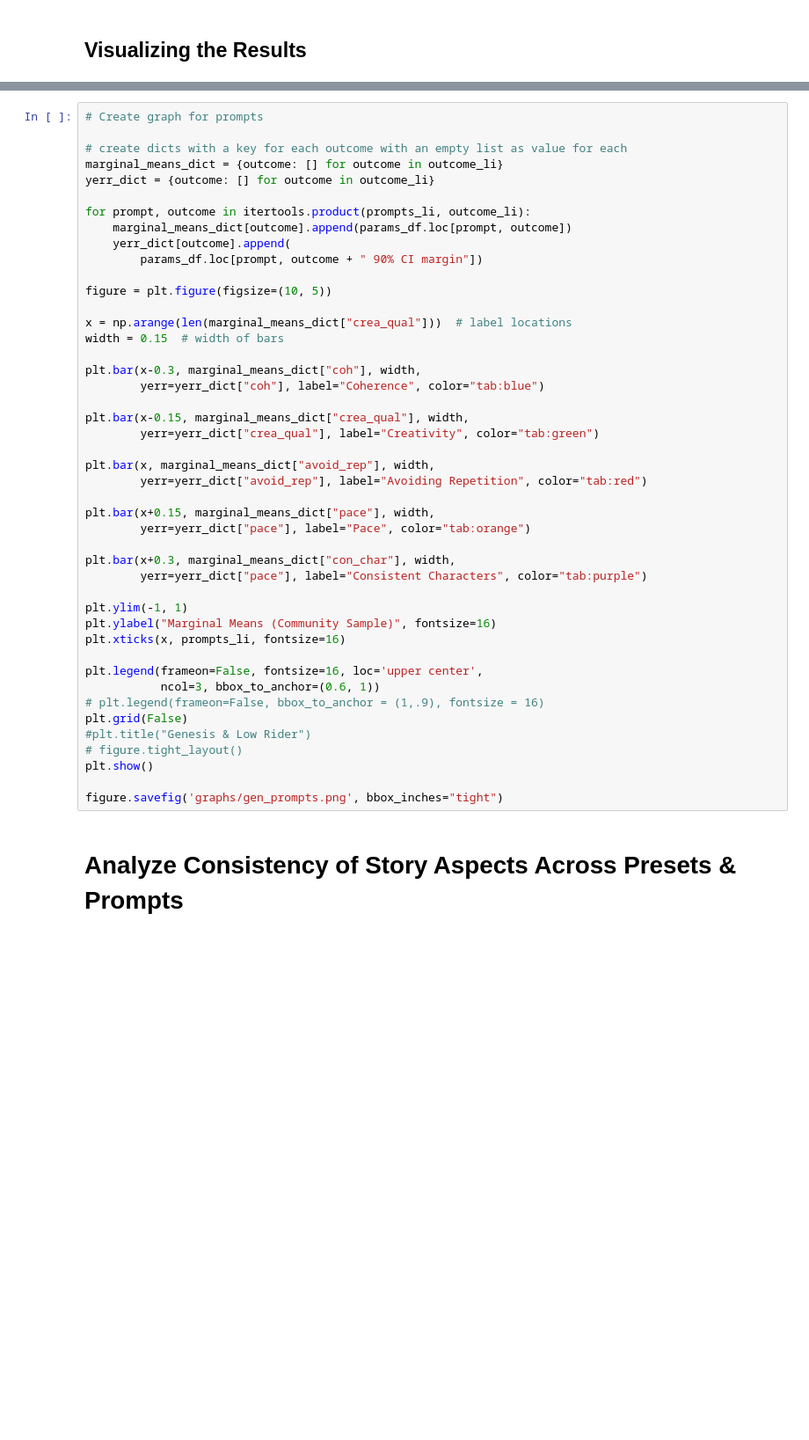
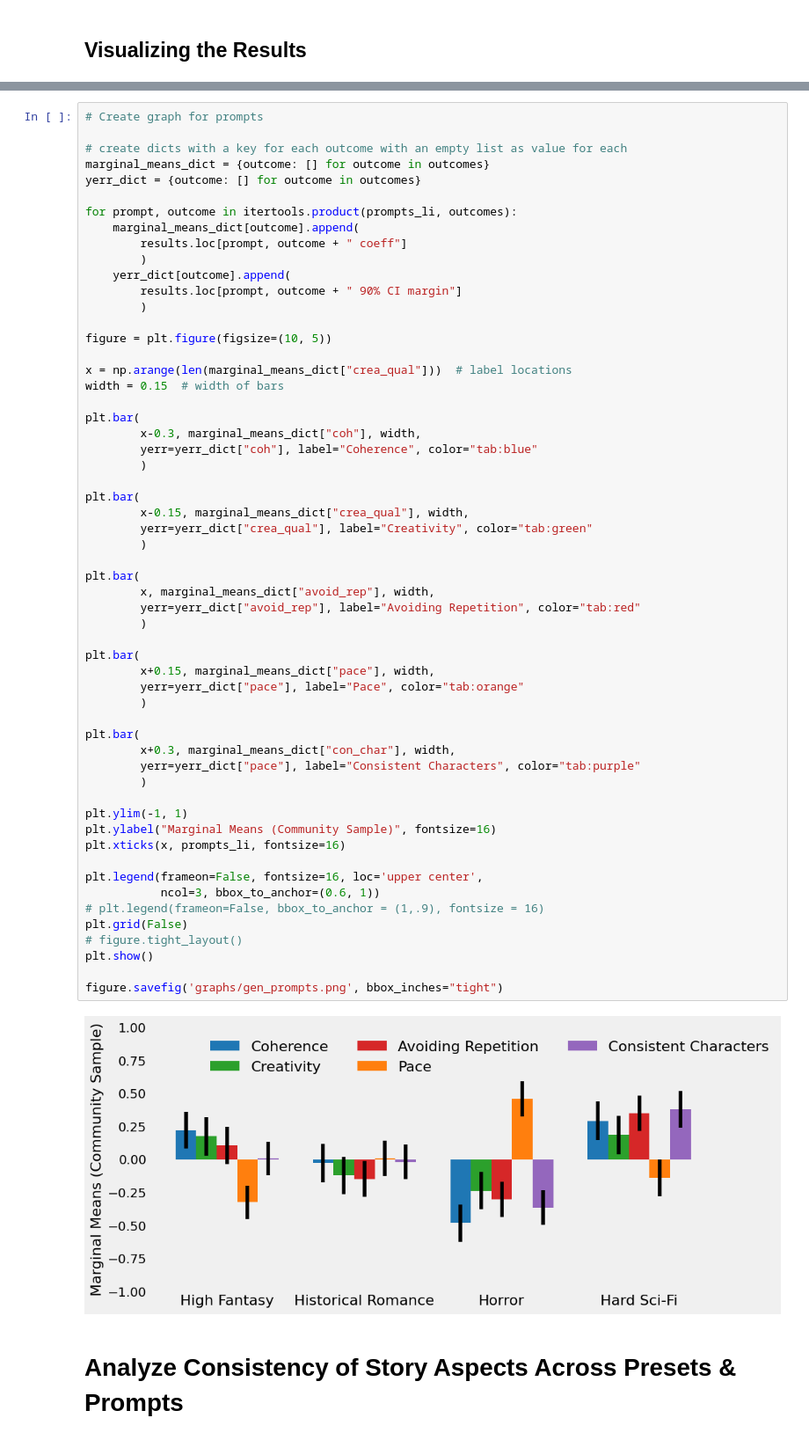
Before and after one commit to MWiechmann/ai_story_scale, a Jupyter notebook: study1_scale_construction/step_3_story_analyses.ipynb, the cells around one changed output, grey strips where cells are left out. Shown at 88% size. Cells and saved outputs as stored; diff of their text form; blank space fills up the shorter version.

```diff
--- a/study1_scale_construction/step_3_story_analyses.ipynb
+++ b/study1_scale_construction/step_3_story_analyses.ipynb
@@ -503,48 +596,62 @@ figure.savefig('graphs/community_vs_panel.png', bbox_inches="tight")
 # %%
 # Create graph for prompts
 
 # create dicts with a key for each outcome with an empty list as value for each
-marginal_means_dict = {outcome: [] for outcome in outcome_li}
-yerr_dict = {outcome: [] for outcome in outcome_li}
+marginal_means_dict = {outcome: [] for outcome in outcomes}
+yerr_dict = {outcome: [] for outcome in outcomes}
 
-for prompt, outcome in itertools.product(prompts_li, outcome_li):
-    marginal_means_dict[outcome].append(params_df.loc[prompt, outcome])
+for prompt, outcome in itertools.product(prompts_li, outcomes):
+    marginal_means_dict[outcome].append(
+        results.loc[prompt, outcome + " coeff"]
+        )
     yerr_dict[outcome].append(
-        params_df.loc[prompt, outcome + " 90% CI margin"])
+        results.loc[prompt, outcome + " 90% CI margin"]
+        )
 
 figure = plt.figure(figsize=(10, 5))
 
 x = np.arange(len(marginal_means_dict["crea_qual"]))  # label locations
 width = 0.15  # width of bars
 
-plt.bar(x-0.3, marginal_means_dict["coh"], width,
-        yerr=yerr_dict["coh"], label="Coherence", color="tab:blue")
+plt.bar(
+        x-0.3, marginal_means_dict["coh"], width,
+        yerr=yerr_dict["coh"], label="Coherence", color="tab:blue"
+        )
 
-plt.bar(x-0.15, marginal_means_dict["crea_qual"], width,
-        yerr=yerr_dict["crea_qual"], label="Creativity", color="tab:green")
+plt.bar(
+        x-0.15, marginal_means_dict["crea_qual"], width,
+        yerr=yerr_dict["crea_qual"], label="Creativity", color="tab:green"
+        )
 
-plt.bar(x, marginal_means_dict["avoid_rep"], width,
-        yerr=yerr_dict["avoid_rep"], label="Avoiding Repetition", color="tab:red")
+plt.bar(
+        x, marginal_means_dict["avoid_rep"], width,
+        yerr=yerr_dict["avoid_rep"], label="Avoiding Repetition", color="tab:red"
+        )
 
-plt.bar(x+0.15, marginal_means_dict["pace"], width,
-        yerr=yerr_dict["pace"], label="Pace", color="tab:orange")
+plt.bar(
+        x+0.15, marginal_means_dict["pace"], width,
+        yerr=yerr_dict["pace"], label="Pace", color="tab:orange"
+        )
 
-plt.bar(x+0.3, marginal_means_dict["con_char"], width,
-        yerr=yerr_dict["pace"], label="Consistent Characters", color="tab:purple")
+plt.bar(
+        x+0.3, marginal_means_dict["con_char"], width,
+        yerr=yerr_dict["pace"], label="Consistent Characters", color="tab:purple"
+        )
 
 plt.ylim(-1, 1)
 plt.ylabel("Marginal Means (Community Sample)", fontsize=16)
 plt.xticks(x, prompts_li, fontsize=16)
 
 plt.legend(frameon=False, fontsize=16, loc='upper center',
            ncol=3, bbox_to_anchor=(0.6, 1))
 # plt.legend(frameon=False, bbox_to_anchor = (1,.9), fontsize = 16)
 plt.grid(False)
-#plt.title("Genesis & Low Rider")
 # figure.tight_layout()
 plt.show()
 
 figure.savefig('graphs/gen_prompts.png', bbox_inches="tight")
+# %% [output]
+[figure, added]
 # %% [markdown]
 # Analyze Consistency of Story Aspects Across Presets & Prompts
 # %%
```
Also changed, not shown: parts of 26 cells of this notebook, 3 other files.
